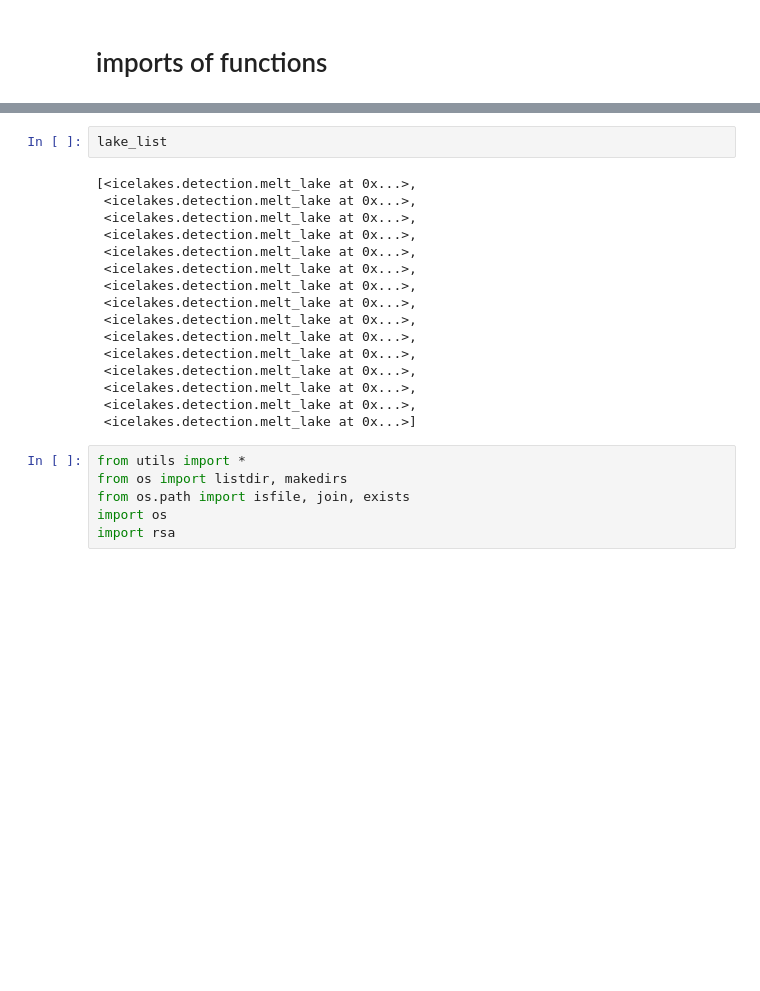
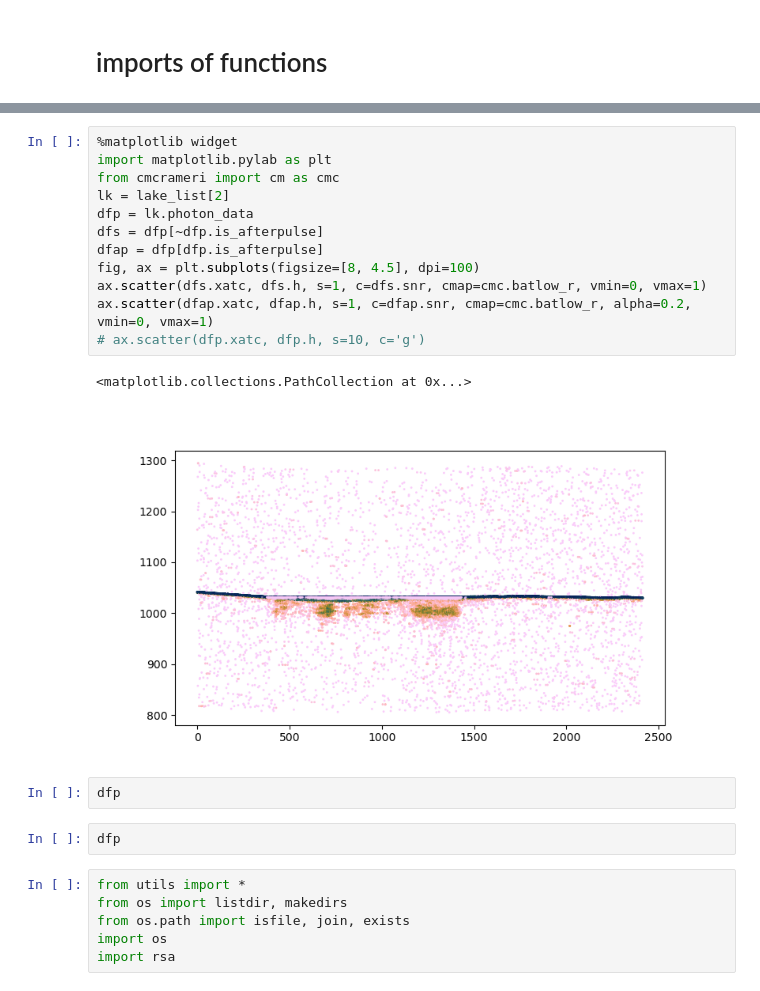
Before and after one commit to fliphilipp/GlacierLakeDetectionICESat2, a Jupyter notebook: main_test.ipynb, the cells around one changed output, grey strips where cells are left out. Cells and saved outputs as stored; diff of their text form; blank space fills up the shorter version.

Commit message:
add afterpulse removal for deadtime and ATLAS-internal reflections

```diff
--- a/main_test.ipynb
+++ b/main_test.ipynb
@@ -132,21 +117,22 @@ GRANULE STATS (length total, length lakes, photons total, photons lakes):104337.
-# %%
-lake_list
-# %% [output]
-[<icelakes.detection.melt_lake at 0x...>,
- <icelakes.detection.melt_lake at 0x...>,
- <icelakes.detection.melt_lake at 0x...>,
- <icelakes.detection.melt_lake at 0x...>,
- <icelakes.detection.melt_lake at 0x...>,
- <icelakes.detection.melt_lake at 0x...>,
- <icelakes.detection.melt_lake at 0x...>,
- <icelakes.detection.melt_lake at 0x...>,
- <icelakes.detection.melt_lake at 0x...>,
- <icelakes.detection.melt_lake at 0x...>,
- <icelakes.detection.melt_lake at 0x...>,
- <icelakes.detection.melt_lake at 0x...>,
- <icelakes.detection.melt_lake at 0x...>,
- <icelakes.detection.melt_lake at 0x...>,
- <icelakes.detection.melt_lake at 0x...>]
+# %%
+%matplotlib widget
+import matplotlib.pylab as plt
+from cmcrameri import cm as cmc
+lk = lake_list[2]
+dfp = lk.photon_data
+dfs = dfp[~dfp.is_afterpulse]
+dfap = dfp[dfp.is_afterpulse]
+fig, ax = plt.subplots(figsize=[8, 4.5], dpi=100)
+ax.scatter(dfs.xatc, dfs.h, s=1, c=dfs.snr, cmap=cmc.batlow_r, vmin=0, vmax=1)
+ax.scatter(dfap.xatc, dfap.h, s=1, c=dfap.snr, cmap=cmc.batlow_r, alpha=0.2, vmin=0, vmax=1)
+# ax.scatter(dfp.xatc, dfp.h, s=10, c='g')
+# %% [output]
+<matplotlib.collections.PathCollection at 0x...>
+[figure, added]
+# %%
+dfp
+# %%
+dfp
 # %%
 from utils import *
 from os import listdir, makedirs
```
Also changed, not shown: parts of 7 cells of this notebook, 2 other files.
